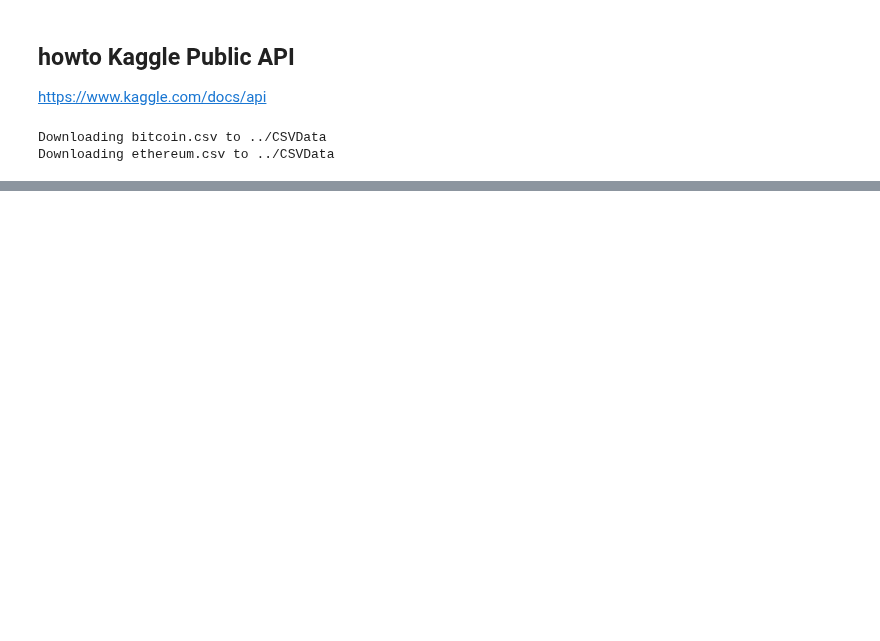
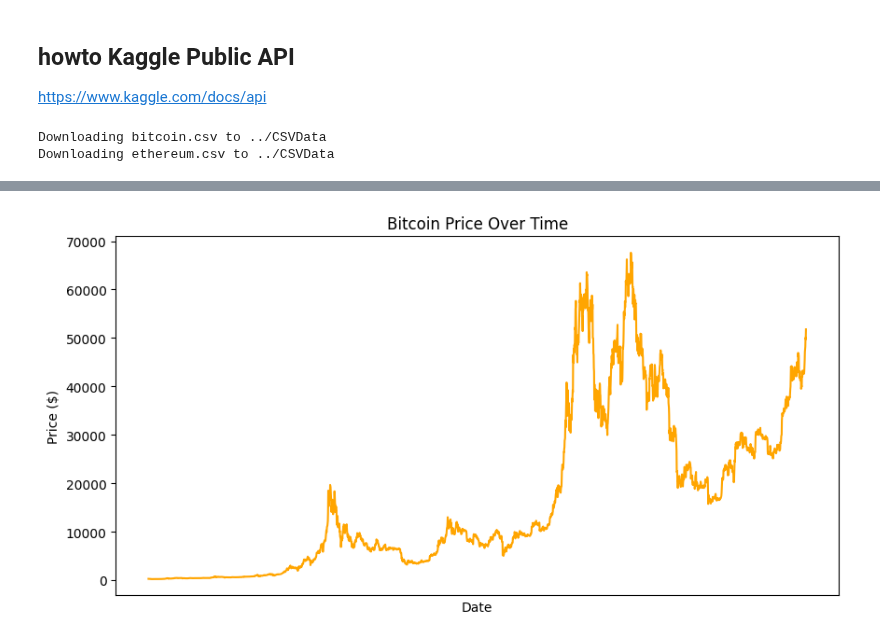
Before and after one commit to va0r/diploma, a Jupyter notebook: AnalyticsModule/correlation.ipynb, the cells around one changed output, grey strips where cells are left out. Saved outputs shown, nothing was run; the diff lists cells and outputs as text; code cells hidden in the pictures; blank space fills up the shorter version.

```diff
--- a/AnalyticsModule/correlation.ipynb
+++ b/AnalyticsModule/correlation.ipynb
@@ -88,0 +91,16 @@ all_dfs
+# %%
+DT = all_dfs.index
+BTC = all_dfs['price_bitcoin']
+ETH = all_dfs['price_ethereum']
+# %%
+# Построим график цен на биткоин и сохраним его в файл
+plt.figure(figsize=(10, 5))
+plt.plot(DT, BTC, label='Bitcoin Price', color='orange')
+plt.title('Bitcoin Price Over Time')
+plt.xlabel('Date')
+plt.ylabel('Price ($)')
+plt.xticks([])
+plt.savefig('bitcoin_price.png')
+plt.show()
+# %% [output]
+[figure, added]
```
Also changed, not shown: parts of 9 cells of this notebook, 6 other files.
